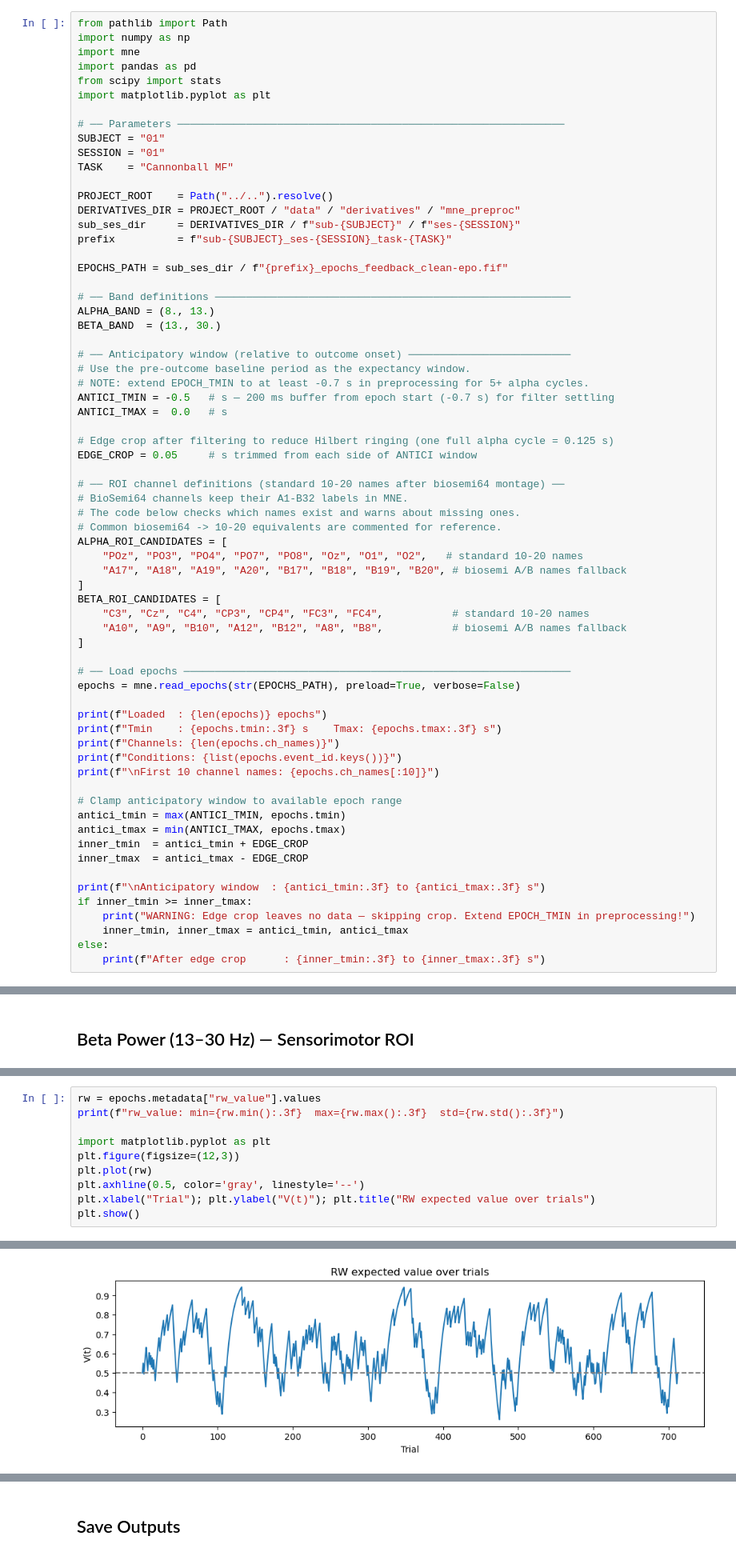
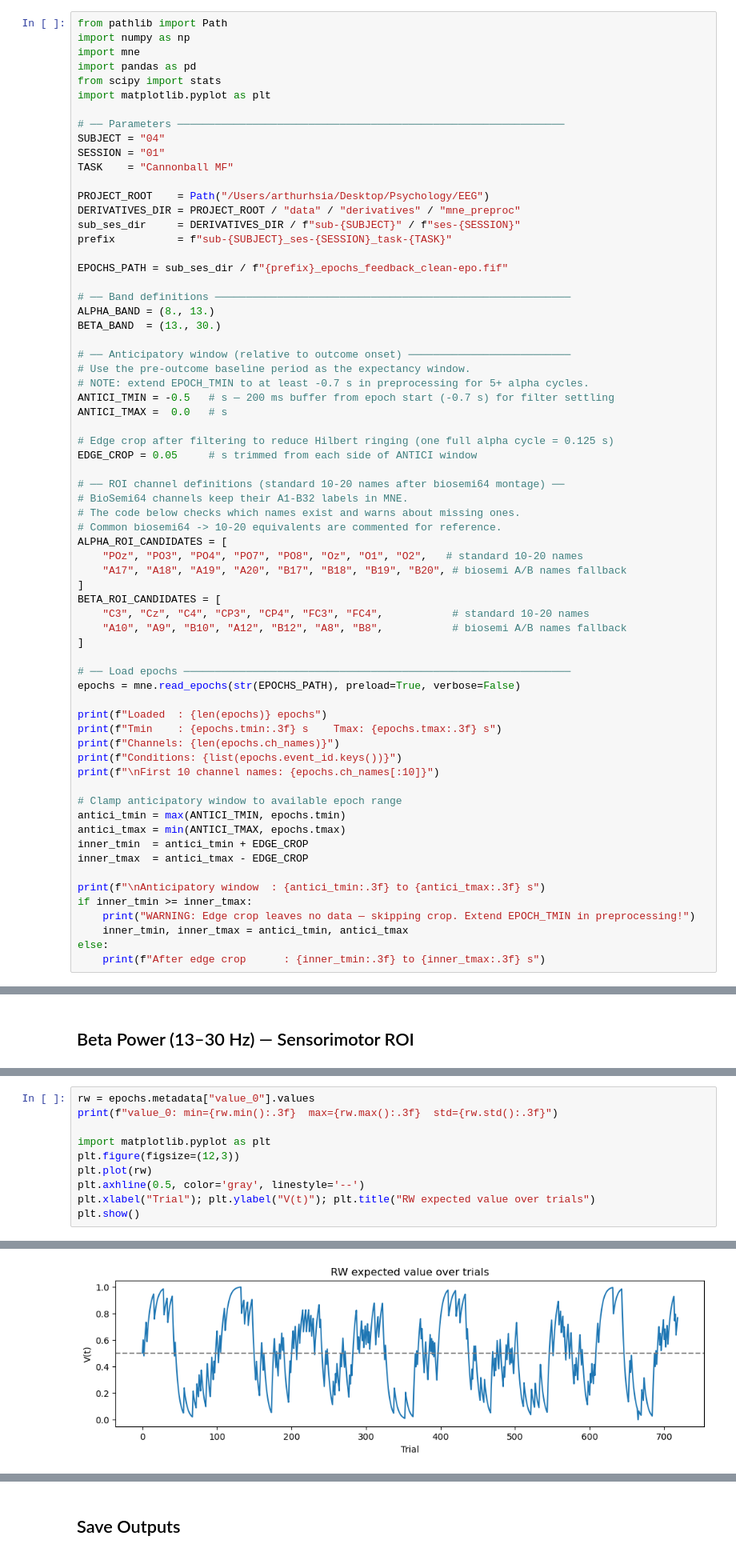
Before and after one commit to arthurhsia/Reinforcement-Learning-and-EEG, a Jupyter notebook: alpha/alpha_beta_extraction.ipynb, the cells around one changed output, grey strips where cells are left out. Shown at 80% size. Saved outputs shown, nothing was run; the diff lists cells and outputs as text.

```diff
--- a/alpha/alpha_beta_extraction.ipynb
+++ b/alpha/alpha_beta_extraction.ipynb
@@ -23,11 +23,11 @@ from scipy import stats
 import matplotlib.pyplot as plt
 
 # ── Parameters ──────────────────────────────────────────────────────────────
-SUBJECT = "01"
+SUBJECT = "04"
 SESSION = "01"
 TASK    = "Cannonball MF"
 
-PROJECT_ROOT    = Path("../..").resolve()
+PROJECT_ROOT    = Path("/Users/arthurhsia/Desktop/Psychology/EEG")
 DERIVATIVES_DIR = PROJECT_ROOT / "data" / "derivatives" / "mne_preproc"
 sub_ses_dir     = DERIVATIVES_DIR / f"sub-{SUBJECT}" / f"ses-{SESSION}"
 prefix          = f"sub-{SUBJECT}_ses-{SESSION}_task-{TASK}"
@@ -217,6 +217,6 @@ Beta  ~ RW V(t) : r = -0.025,  p = 0.4993
 # %%
-rw = epochs.metadata["rw_value"].values
-print(f"rw_value: min={rw.min():.3f}  max={rw.max():.3f}  std={rw.std():.3f}")
+rw = epochs.metadata["value_0"].values
+print(f"value_0: min={rw.min():.3f}  max={rw.max():.3f}  std={rw.std():.3f}")
 
 import matplotlib.pyplot as plt
 plt.figure(figsize=(12,3))
@@ -229,2 +229,2 @@ rw_value: min=0.259  max=0.943  std=0.152
-[figure, old version]
+[figure, new version]
 # %% [markdown]
```
Also changed, not shown: parts of 11 cells of this notebook, 7 other files.
